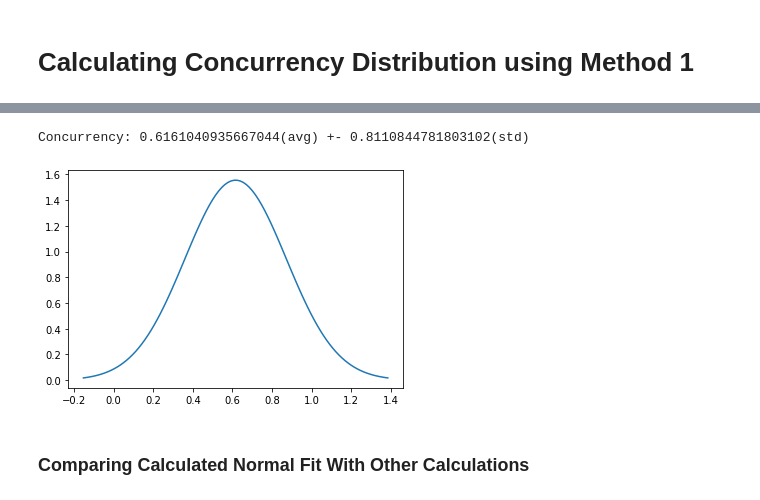
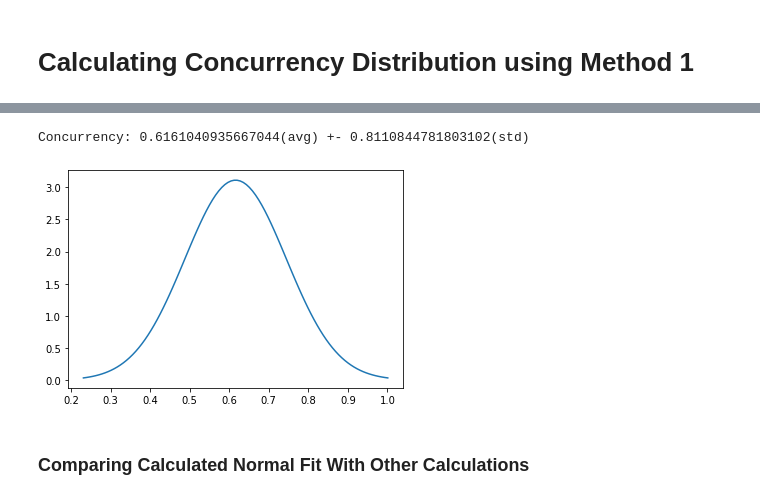
Before and after one commit to pacslab/conc-value-perf-modelling, a Jupyter notebook: model/01-calculate-params.ipynb, the cells around one changed output, grey strips where cells are left out. Cells and saved outputs as stored; diff of their text form; code cells hidden in the pictures.

```diff
--- a/model/01-calculate-params.ipynb
+++ b/model/01-calculate-params.ipynb
@@ -54,9 +54,9 @@ def update_config(config):
     config['base_service_time'] = config['base_service_time_ms'] / 1000
 # %%
 single_container_config = {
-    'instance_count': 10,
+    'instance_count': 4,
     'max_conc': 10,
-    'arrival_rate_total': 5,
+    'arrival_rate_total': 2,
     'alpha': 0.11,
     'base_service_time_ms': 1154,
     'max_container_count': 25,
@@ -122,14 +122,16 @@ display(req_df)
 | 9 | 9 | 2.389975e-07 |
 | 10 | 10 | 2.744242e-08 |
 # %%
+avg_count = 40
+
 # calculate average concurrency
 req_count_mean, req_count_std = utility.get_normal_dist_params(vals=req_df['req_count'], probs=req_df['req_count_prob'])
-utility.plot_normal_fit(vals=req_df['req_count'], probs=req_df['req_count_prob'], avg_count=10)
+utility.plot_normal_fit(vals=req_df['req_count'], probs=req_df['req_count_prob'], avg_count=avg_count)
 # req_count_avg = (req_df['req_count'] * req_df['req_count_prob']).sum()
 print(f"Concurrency: {req_count_mean}(avg) +- {req_count_std}(std)")
 # %% [output]
 Concurrency: 0.6161040935667044(avg) +- 0.8110844781803102(std)
-[figure, old version]
+[figure, new version]
 # %% [markdown]
 ### Comparing Calculated Normal Fit With Other Calculations
 # %%
```
Also changed, not shown: parts of 9 cells of this notebook, 4 other files.
